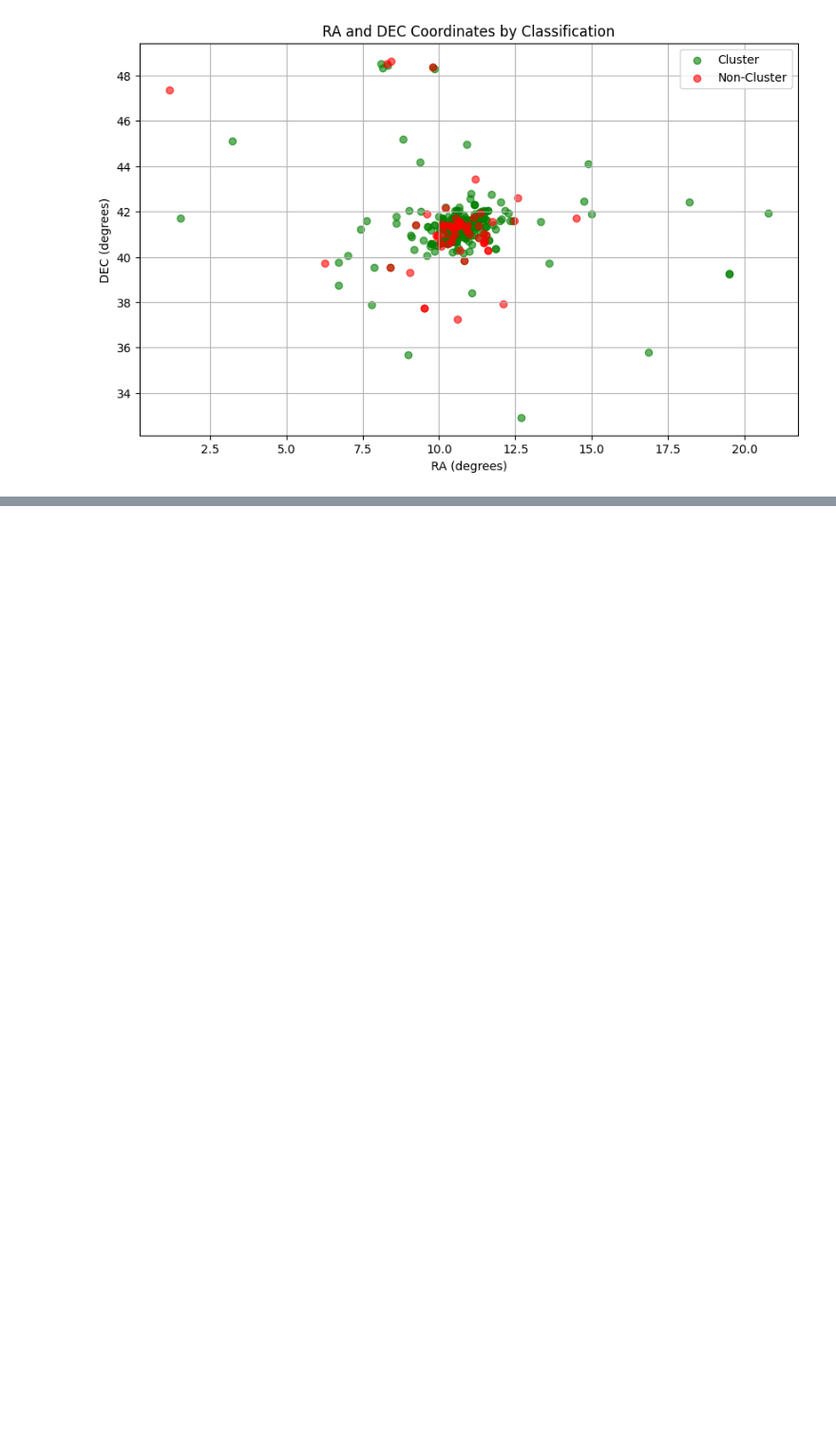
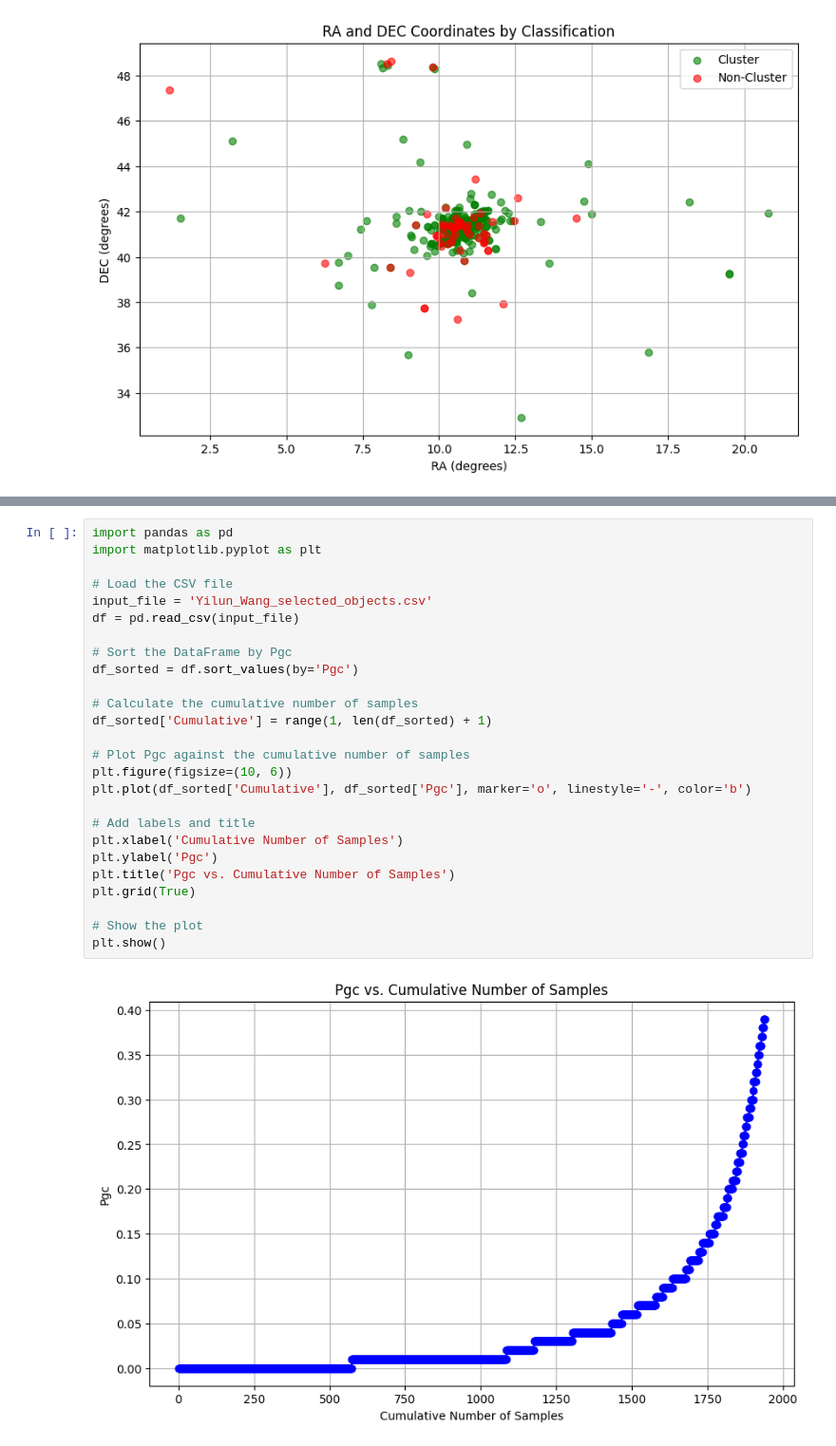
Before and after one commit to OscarKlemenz/Star-Cluster-Classifier, a Jupyter notebook: Finding Real Images/find_nearest_field_and_get_image.ipynb, the cells around one changed output, grey strips where cells are left out. Shown at 95% size. Drawn from its saved outputs; the diff is of its cells as text; blank space fills up the shorter version.

Commit message:
Graphing more information

```diff
--- a/Finding Real Images/find_nearest_field_and_get_image.ipynb
+++ b/Finding Real Images/find_nearest_field_and_get_image.ipynb
@@ -1108,0 +1133,28 @@ Number of class 1 objects in non-cluster: 61
+# %%
+import pandas as pd
+import matplotlib.pyplot as plt
+
+# Load the CSV file
+input_file = 'Yilun_Wang_selected_objects.csv'
+df = pd.read_csv(input_file)
+
+# Sort the DataFrame by Pgc
+df_sorted = df.sort_values(by='Pgc')
+
+# Calculate the cumulative number of samples
+df_sorted['Cumulative'] = range(1, len(df_sorted) + 1)
+
+# Plot Pgc against the cumulative number of samples
+plt.figure(figsize=(10, 6))
+plt.plot(df_sorted['Cumulative'], df_sorted['Pgc'], marker='o', linestyle='-', color='b')
+
+# Add labels and title
+plt.xlabel('Cumulative Number of Samples')
+plt.ylabel('Pgc')
+plt.title('Pgc vs. Cumulative Number of Samples')
+plt.grid(True)
+
+# Show the plot
+plt.show()
+# %% [output]
+[figure, added]
```
Also changed, not shown: parts of 5 cells of this notebook, 12 other files.
